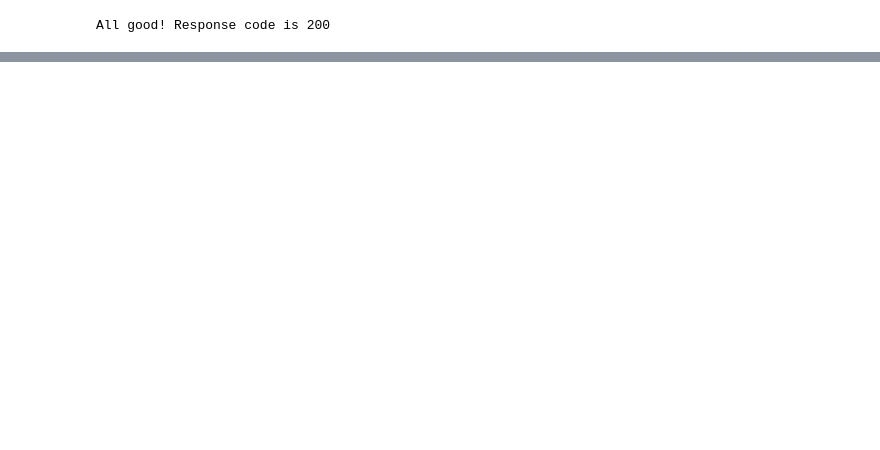
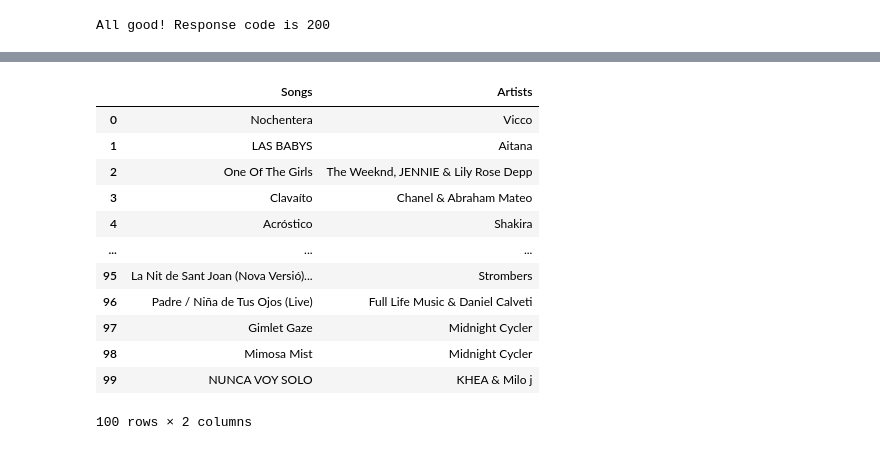
Before and after one commit to isi-mube/Iron-Labs, a Jupyter notebook: unit_8_py/lab-web-scraping-multiple-pages/imb_solution.ipynb, the cells around one changed output, grey strips where cells are left out. Saved outputs shown, nothing was run; the diff lists cells and outputs as text; code cells hidden in the pictures; blank space fills up the shorter version.

```diff
--- a/unit_8_py/lab-web-scraping-multiple-pages/imb_solution.ipynb
+++ b/unit_8_py/lab-web-scraping-multiple-pages/imb_solution.ipynb
@@ -64,7 +188,6 @@ All good! Response code is 200
 # %%
-# Web scrapping Shazam
-language_link = "https://www.shazam.com/gb/charts/top-200/spain"
+spain_link = "https://www.popvortex.com/music/spain/top-songs.php"
 # %%
-error_404(language_link)
+soup3 = get_soup(spain_link)
 # %% [output]
 All good! Response code is 200
@@ -70,0 +196,5 @@ All good! Response code is 200
+# %%
+song3 = soup3.find_all("cite", attrs={"class": "title"})
+s3_names = [tag.get_text() for tag in song3]
+s3_df = pd.DataFrame(s3_names, columns=["Songs"])
+print(s3_df)
@@ -70,0 +218,5 @@ All good! Response code is 200
+# %%
+artist3 = soup3.find_all("em", attrs={"class": "artist"})
+a3_names = [tag.get_text() for tag in artist3]
+a3_df = pd.DataFrame(a3_names, columns=["Artists"])
+print(a3_df)
@@ -70,0 +238,18 @@ All good! Response code is 200
+# %%
+# We do a final dataframe, concatenating the songs and artists
+df = pd.concat([s3_df, a3_df], axis=1)
+df
+# %% [output]
+|  | Songs | Artists |
+| 0 | Nochentera | Vicco |
+| 1 | LAS BABYS | Aitana |
+| 2 | One Of The Girls | The Weeknd, JENNIE & Lily Rose Depp |
+| 3 | Clavaíto | Chanel & Abraham Mateo |
+| 4 | Acróstico | Shakira |
+| ... | ... | ... |
+| 95 | La Nit de Sant Joan (Nova Versió)... | Strombers |
+| 96 | Padre / Niña de Tus Ojos (Live) | Full Life Music & Daniel Calveti |
+| 97 | Gimlet Gaze | Midnight Cycler |
+| 98 | Mimosa Mist | Midnight Cycler |
+| 99 | NUNCA VOY SOLO | KHEA & Milo j |
+100 rows × 2 columns
```
Also changed, not shown: parts of 24 cells of this notebook, 1 other file.
